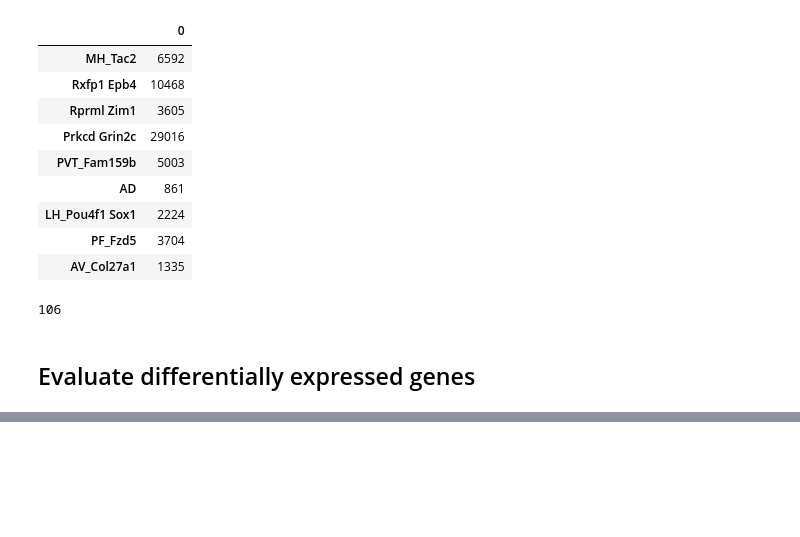
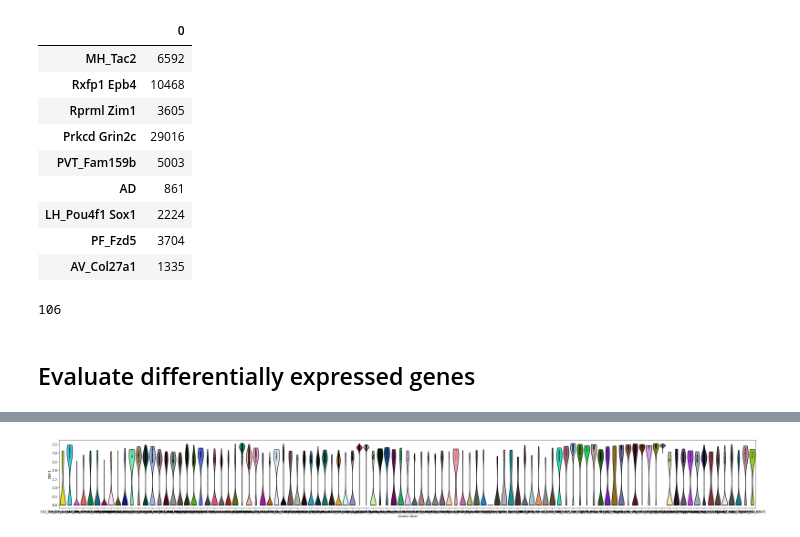
Before and after one commit to mathewsummers/Development-scRNAseq, a Jupyter notebook: Code/Differential Expression.ipynb, the cells around one changed output, grey strips where cells are left out. Saved outputs shown, nothing was run; the diff lists cells and outputs as text; code cells hidden in the pictures; blank space fills up the shorter version.

```diff
--- a/Code/Differential Expression.ipynb
+++ b/Code/Differential Expression.ipynb
@@ -46,3 +48,15 @@ for cl in gluRemove.index:
 # %%
 # Rank differentially expressed genes by comparing subclasses to all other subclass clusters
 sc.tl.rank_genes_groups(gluData, 'cluster_label', method='wilcoxon',pts=True)
+# %%
+# Save DE data
+clusterWilcoxon = gluData.uns["rank_genes_groups"]
+
+with open("../Data/wilcoxon_rank_genes.pickle", "wb") as f:
+    pickle.dump(clusterWilcoxon,f)
+# %%
+# Load DE data
+with open("../Data/wilcoxon_rank_genes.pickle", "rb") as f:
+    clusterWilcoxon = pickle.load(f)
+
+gluData.uns["rank_genes_groups"] = clusterWilcoxon
@@ -48,0 +90,7 @@ sc.tl.rank_genes_groups(gluData, 'cluster_label', method='wilcoxon',pts=True)
+# %%
+# Plot DE
+plt.figure(figsize=(40, 4), dpi=150)
+ax = plt.subplot(1,1, 1)
+sc.pl.violin(gluData,"Cbln1",groupby="cluster_label", ax = ax)
+# %% [output]
+[figure, added]
```
Also changed, not shown: parts of 3 cells of this notebook, 13 other files.
